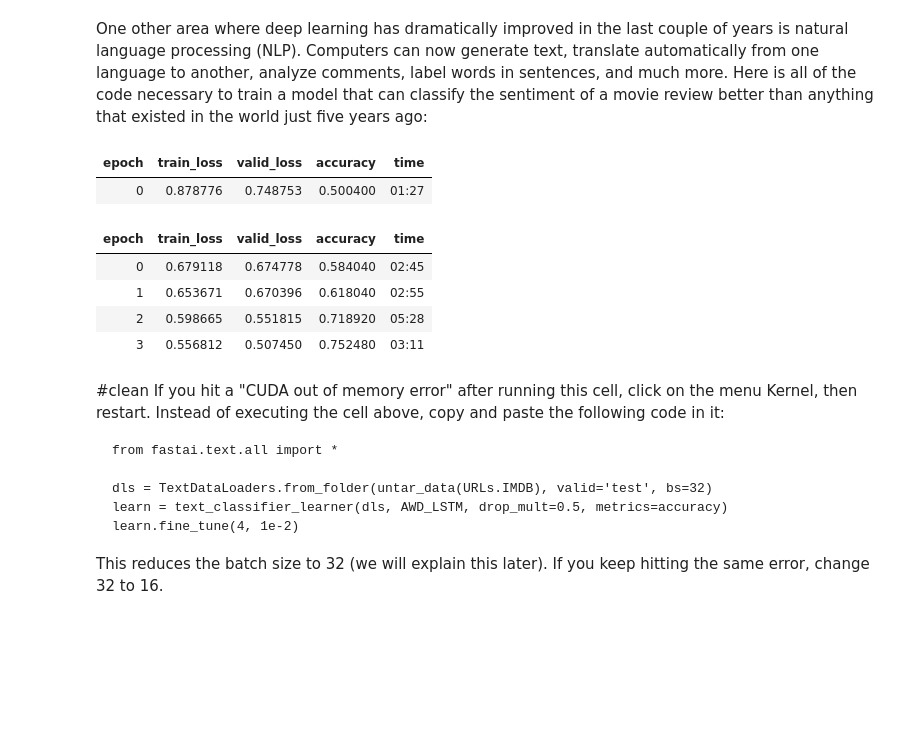
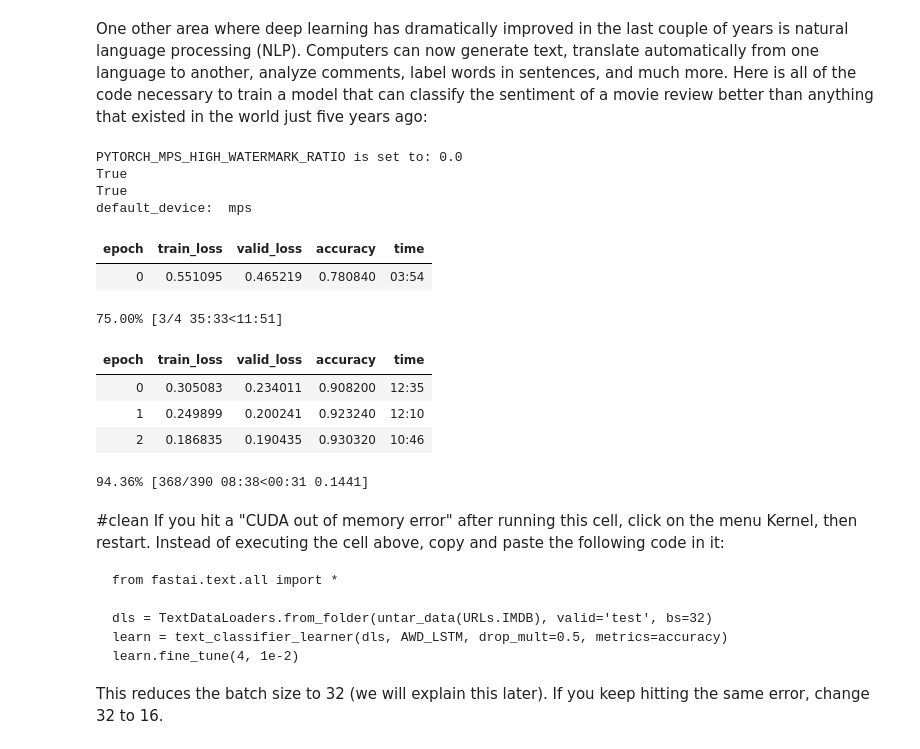
Before and after one commit to meowalien/deep_learning, a Jupyter notebook: fastbook/01_intro.ipynb, the cells around one changed output. Saved outputs shown, nothing was run; the diff lists cells and outputs as text; code cells hidden in the pictures; blank space fills up the shorter version.

```diff
--- a/fastbook/01_intro.ipynb
+++ b/fastbook/01_intro.ipynb
@@ -701,19 +703,52 @@ learn.show_results(max_n=6, figsize=(7,8))
 # %% [markdown]
 One other area where deep learning has dramatically improved in the last couple of years is natural language processing (NLP). Computers can now generate text, translate automatically from one language to another, analyze comments, label words in sentences, and much more. Here is all of the code necessary to train a model that can classify the sentiment of a movie review better than anything that existed in the world just five years ago:
-# %%
-from fastai.text.all import *
-
-dls = TextDataLoaders.from_folder(untar_data(URLs.IMDB), valid='test')
-learn = text_classifier_learner(dls, AWD_LSTM, drop_mult=0.5, metrics=accuracy)
-learn.fine_tune(4, 1e-2)
-# %% [output]
-| epoch | train_loss | valid_loss | accuracy | time |
-| 0 | 0.878776 | 0.748753 | 0.500400 | 01:27 |
-| epoch | train_loss | valid_loss | accuracy | time |
-| 0 | 0.679118 | 0.674778 | 0.584040 | 02:45 |
-| 1 | 0.653671 | 0.670396 | 0.618040 | 02:55 |
-| 2 | 0.598665 | 0.551815 | 0.718920 | 05:28 |
-| 3 | 0.556812 | 0.507450 | 0.752480 | 03:11 |
+# %%
+import os
+
+os.environ['PYTORCH_MPS_HIGH_WATERMARK_RATIO'] = '0.0'
+high_watermark_ratio = os.getenv('PYTORCH_MPS_HIGH_WATERMARK_RATIO')
+
+if high_watermark_ratio is not None:
+    print(f"PYTORCH_MPS_HIGH_WATERMARK_RATIO is set to: {high_watermark_ratio}")
+else:
+    print("PYTORCH_MPS_HIGH_WATERMARK_RATIO is not set (using default behavior).")
+
+
+import torch
+# print(f"Pytorch is running on version {torch.__version__}")
+# if torch.backends.mps.is_available():
+#     print ("MPS device found.")
+#     mps_device = torch.device("mps")
+# else:
+#     print ("MPS device not found.")
+
+
+print(torch.backends.mps.is_built())
+print(torch.backends.mps.is_available())
+
+from fastai.vision.all import *
+device = default_device()
+print("default_device: ", device)
+
+
+from fastai.text.all import *
+
+dls = TextDataLoaders.from_folder(untar_data(URLs.IMDB), valid='test')
+learn = text_classifier_learner(dls, AWD_LSTM, drop_mult=0.5, metrics=accuracy)
+learn.fine_tune(4, 1e-2)
+# %% [output]
+PYTORCH_MPS_HIGH_WATERMARK_RATIO is set to: 0.0
+True
+True
+default_device:  mps
+| epoch | train_loss | valid_loss | accuracy | time |
+| 0 | 0.551095 | 0.465219 | 0.780840 | 03:54 |
+75.00% [3/4 35:33<11:51]
+| epoch | train_loss | valid_loss | accuracy | time |
+| 0 | 0.305083 | 0.234011 | 0.908200 | 12:35 |
+| 1 | 0.249899 | 0.200241 | 0.923240 | 12:10 |
+| 2 | 0.186835 | 0.190435 | 0.930320 | 10:46 |
+94.36% [368/390 08:38<00:31 0.1441]
 # %% [markdown]
 #clean
 If you hit a "CUDA out of memory error" after running this cell, click on the menu Kernel, then restart. Instead of executing the cell above, copy and paste the following code in it:
```
Also changed, not shown: parts of 32 cells of this notebook, 11 other files.
